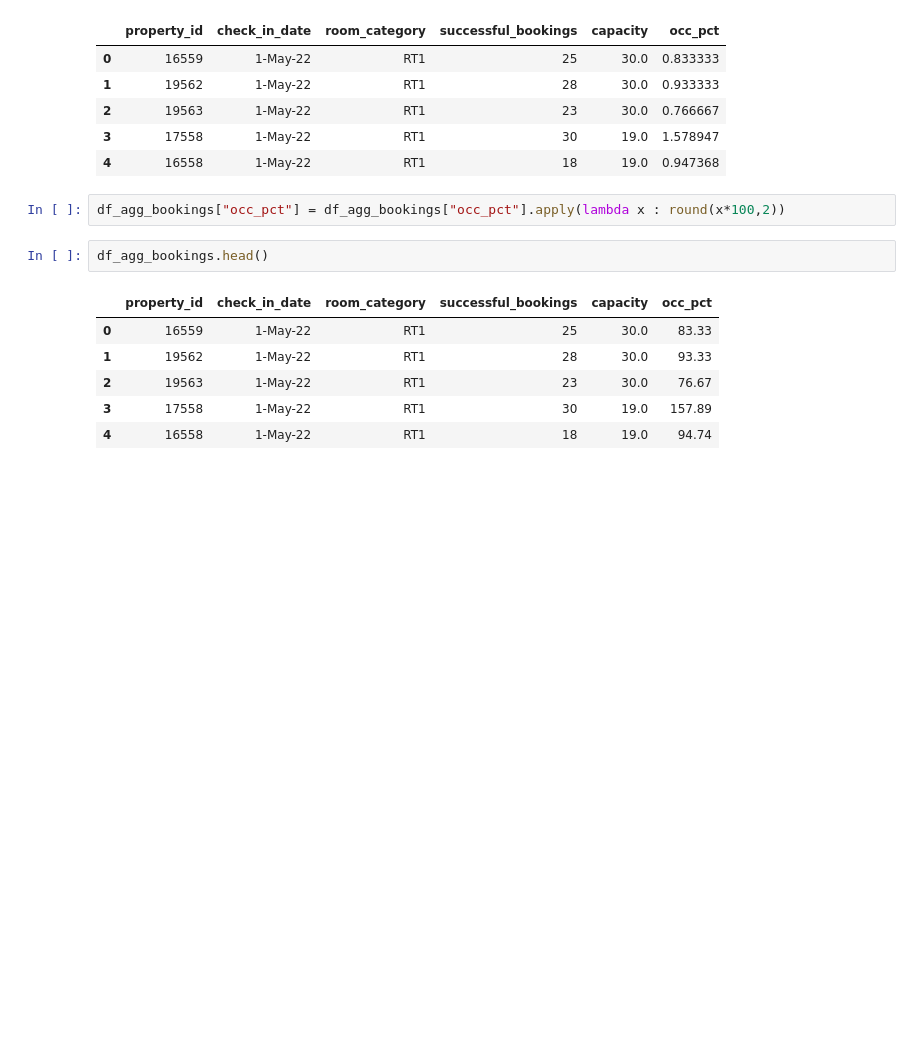
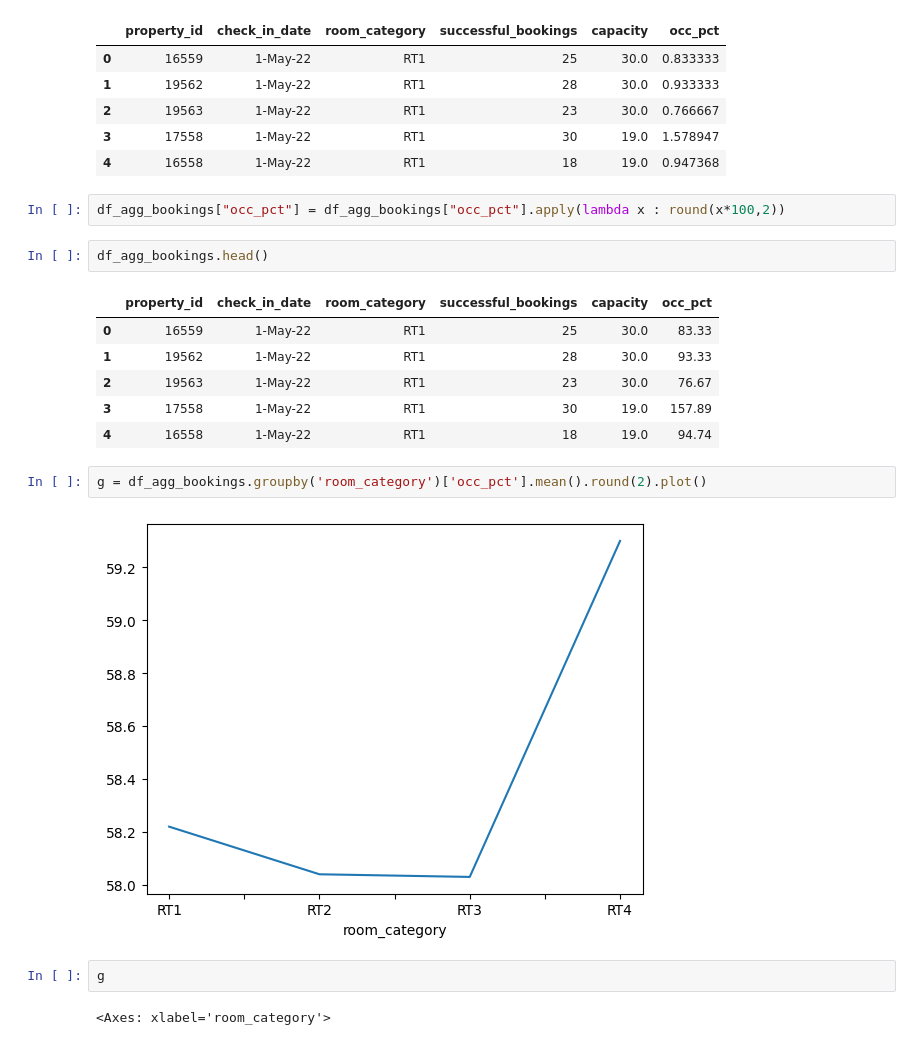
Before and after one commit to prabhu121995/Data-Analysis-Project, a Jupyter notebook: Hospilatity_Analysis.ipynb, the cells around one changed output. Cells and saved outputs as stored; diff of their text form; blank space fills up the shorter version.

```diff
--- a/Hospilatity_Analysis.ipynb
+++ b/Hospilatity_Analysis.ipynb
@@ -216,3 +216,11 @@ df_agg_bookings.head()
 | 2 | 19563 | 1-May-22 | RT1 | 23 | 30.0 | 76.67 |
 | 3 | 17558 | 1-May-22 | RT1 | 30 | 19.0 | 157.89 |
 | 4 | 16558 | 1-May-22 | RT1 | 18 | 19.0 | 94.74 |
+# %%
+g = df_agg_bookings.groupby('room_category')['occ_pct'].mean().round(2).plot()
+# %% [output]
+[figure, added]
+# %%
+g
+# %% [output]
+<Axes: xlabel='room_category'>
```
Also changed, not shown: parts of 34 cells of this notebook.
